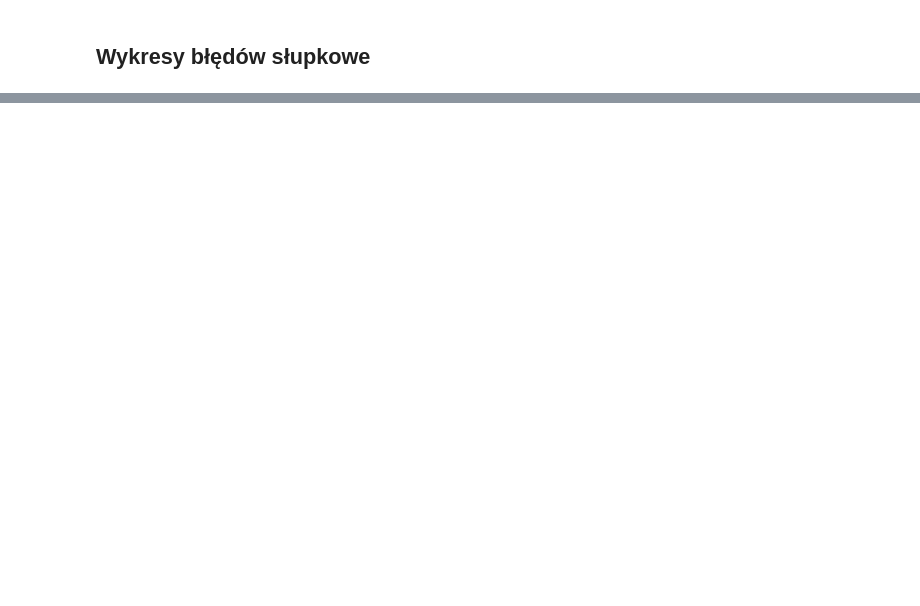
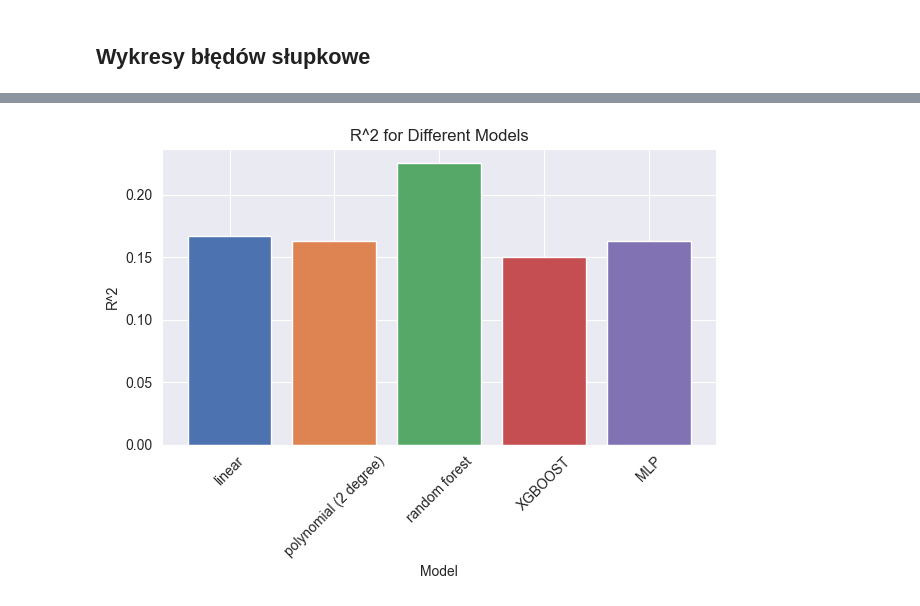
Before and after one commit to aleksandra0014/spotify_predictor_and_recommendation, a Jupyter notebook: predictions.ipynb, the cells around one changed output, grey strips where cells are left out. Cells and saved outputs as stored; diff of their text form; code cells hidden in the pictures; blank space fills up the shorter version.

```diff
--- a/predictions.ipynb
+++ b/predictions.ipynb
@@ -440,0 +410,11 @@ predict_pop()
+# %%
+var = error_tab[(error_tab['Model'] != 'polynomial (3 degree)')]
+palette = sns.color_palette("deep", len(var))
+plt.bar(var['Model'], var['R^2'], color=palette)
+plt.xlabel('Model')
+plt.ylabel('R^2')
+plt.title('R^2 for Different Models')
+plt.xticks(rotation=45)
+plt.tight_layout()
+# %% [output]
+[figure, added]
```
Also changed, not shown: parts of 15 cells of this notebook, 4 other files.
